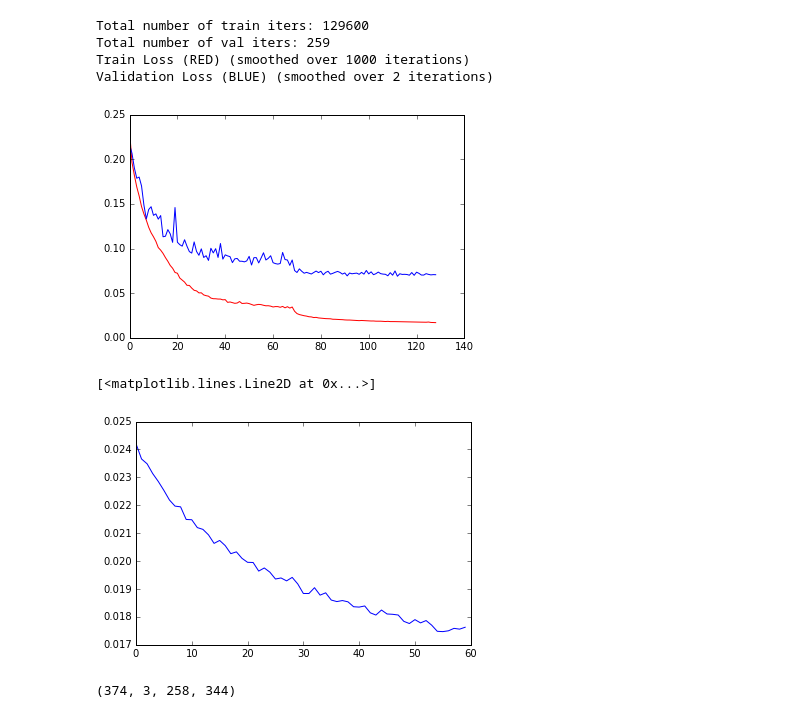
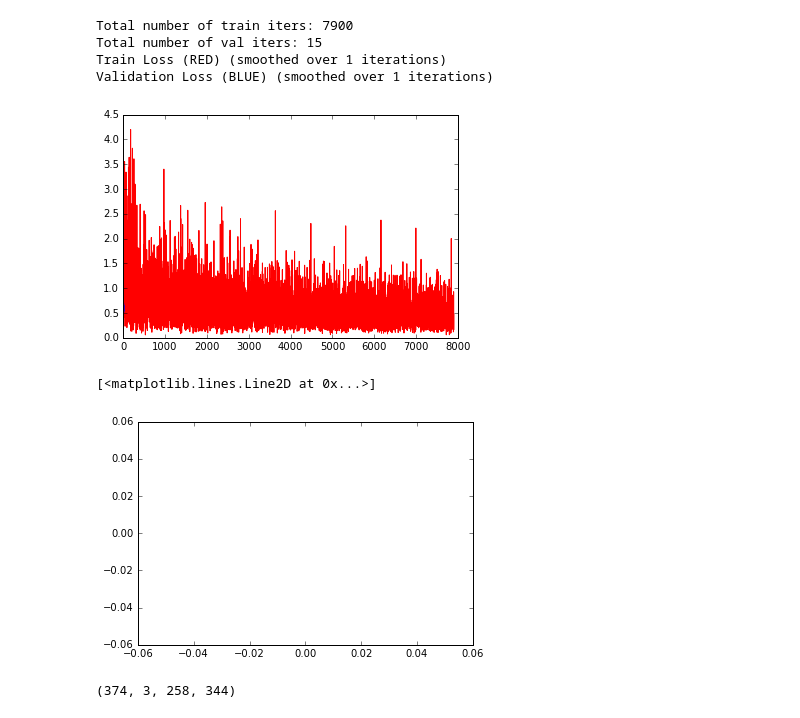
Before and after one commit to sebastian-schlecht/deep_graph, a Jupyter notebook: experiments/eval.ipynb, the cells around one changed output. Saved outputs shown, nothing was run; the diff lists cells and outputs as text; code cells hidden in the pictures.

Commit message:
vnet3 running experiment

```diff
--- a/experiments/eval.ipynb
+++ b/experiments/eval.ipynb
@@ -14,45 +14,46 @@ def collect_losses(files, type):
 # %%
 
 dump_files = [
-             '/media/data/depth_models/vnet2_logloss_tmp_loss.pkl',
-             '/media/data/depth_models/vnet2_logloss_step_1_tmp_loss.pkl']
+             #'/media/data/depth_models/vnet2_logloss_tmp_loss.pkl',
+             #'/media/data/depth_models/vnet2_logloss_step_1_tmp_loss.pkl',
+             '/media/data/depth_models/vnet3_5_paths_tmp_loss.pkl']
 losses = collect_losses(dump_files,"train")
 # Epoch-wise mean
-N = 1000
+N = 1
 print "Total number of train iters: %i" % len(losses)
 if len(losses) < 2*N:
     print "Warning: Less than two epochs of training."
 nn  = np.zeros((len(losses) // N))
 for x in range(len(losses) // N):
     nn[x] = losses[x*N:(x+1)*N].mean()
 
 losses = collect_losses(dump_files,"val")
 # Epoch-wise mean
-X = 2
+X = 1
 print "Total number of val iters: %i" % len(losses)
 if len(losses) < 2*X:
     print "Warning: Less than two epochs of training."
 nl  = np.zeros((len(losses) // X))
 for x in range(len(losses) // X):
     nl[x] = losses[x*X:(x+1)*X].mean()
 
 print "Train Loss (RED) (smoothed over %i iterations)" % N
 print "Validation Loss (BLUE) (smoothed over %i iterations)" % X
 x1 = np.arange(len(nn))
 x2 = np.arange(len(nl))
 plt.plot(x1, nn,'r-',x2, nl, 'b-')
 plt.show()
 # %% [output]
-Total number of train iters: 129600
-Total number of val iters: 259
-Train Loss (RED) (smoothed over 1000 iterations)
-Validation Loss (BLUE) (smoothed over 2 iterations)
+Total number of train iters: 7900
+Total number of val iters: 15
+Train Loss (RED) (smoothed over 1 iterations)
+Validation Loss (BLUE) (smoothed over 1 iterations)
-[figure, old version]
+[figure, new version]
 # %%
 plt.plot(nn[90:])
 # %% [output]
 [<matplotlib.lines.Line2D at 0x...>]
-[figure, old version]
+[figure, new version]
 # %%
 import h5py, numpy as np
 f = h5py.File("/media/data/depth_data/nyu_depth_combined_vnet2.hdf5")
```
Also changed, not shown: 1 other file.
